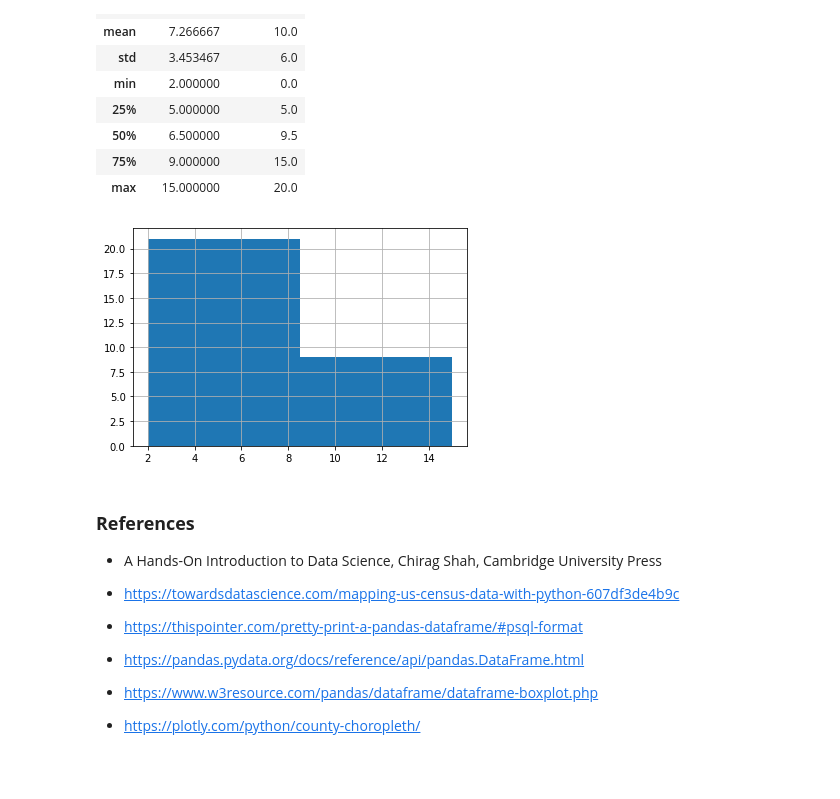
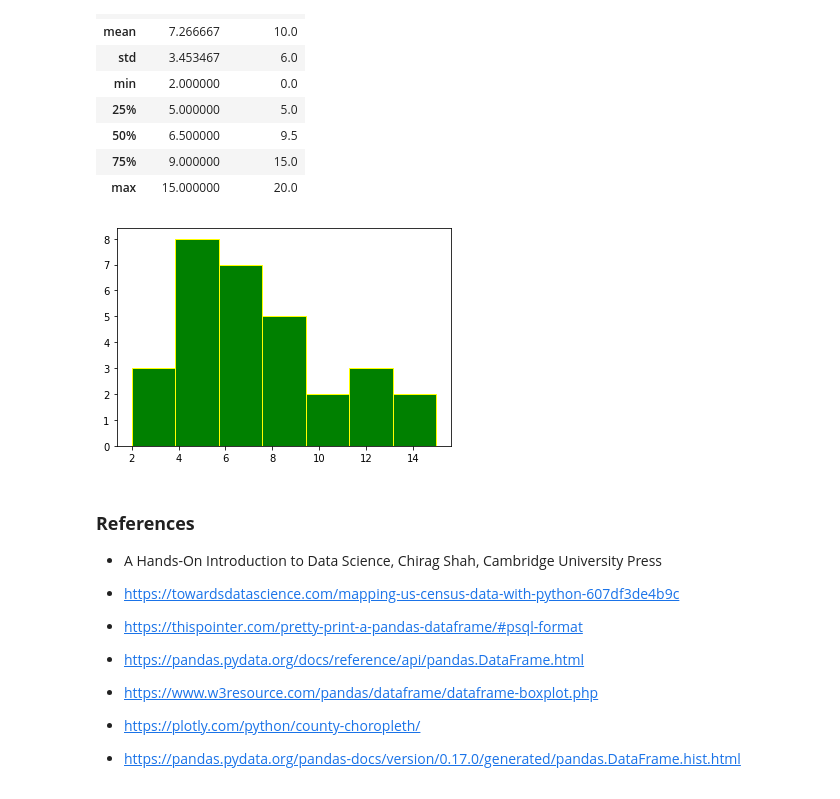
Before and after one commit to ja699461/IDS, a Jupyter notebook: Chapter3.ipynb, the cells around one changed output. Drawn from its saved outputs; the diff is of its cells as text; code cells hidden in the pictures.

```diff
--- a/Chapter3.ipynb
+++ b/Chapter3.ipynb
@@ -468,16 +474,17 @@ dataDF.describe()
 # %%
 # Let's generate the histogram for Productivity
 
 import matplotlib.pyplot as plt
 
 # To construct a histogram, the first step is to “bin” the range of values — that is, divide the
 # entire range of values into a series of intervals — and then count how many values fall into each
 # interval.
 
-dataDF['Productivity'].hist(bins=2)
+
+dataDF['Productivity'].hist(bins=7, color="green", edgecolor="yellow", grid=False)
 plt.show()
 # %% [output]
-[figure, old version]
+[figure, new version]
 # %% [markdown]
 ### **References**
 * A Hands-On Introduction to Data Science, Chirag Shah, Cambridge University Press
@@ -487,3 +494,4 @@ plt.show()
 * https://pandas.pydata.org/docs/reference/api/pandas.DataFrame.html
 * https://www.w3resource.com/pandas/dataframe/dataframe-boxplot.php
 * https://plotly.com/python/county-choropleth/
+* https://pandas.pydata.org/pandas-docs/version/0.17.0/generated/pandas.DataFrame.hist.html
```
Also changed, not shown: parts of 1 cell of this notebook.
